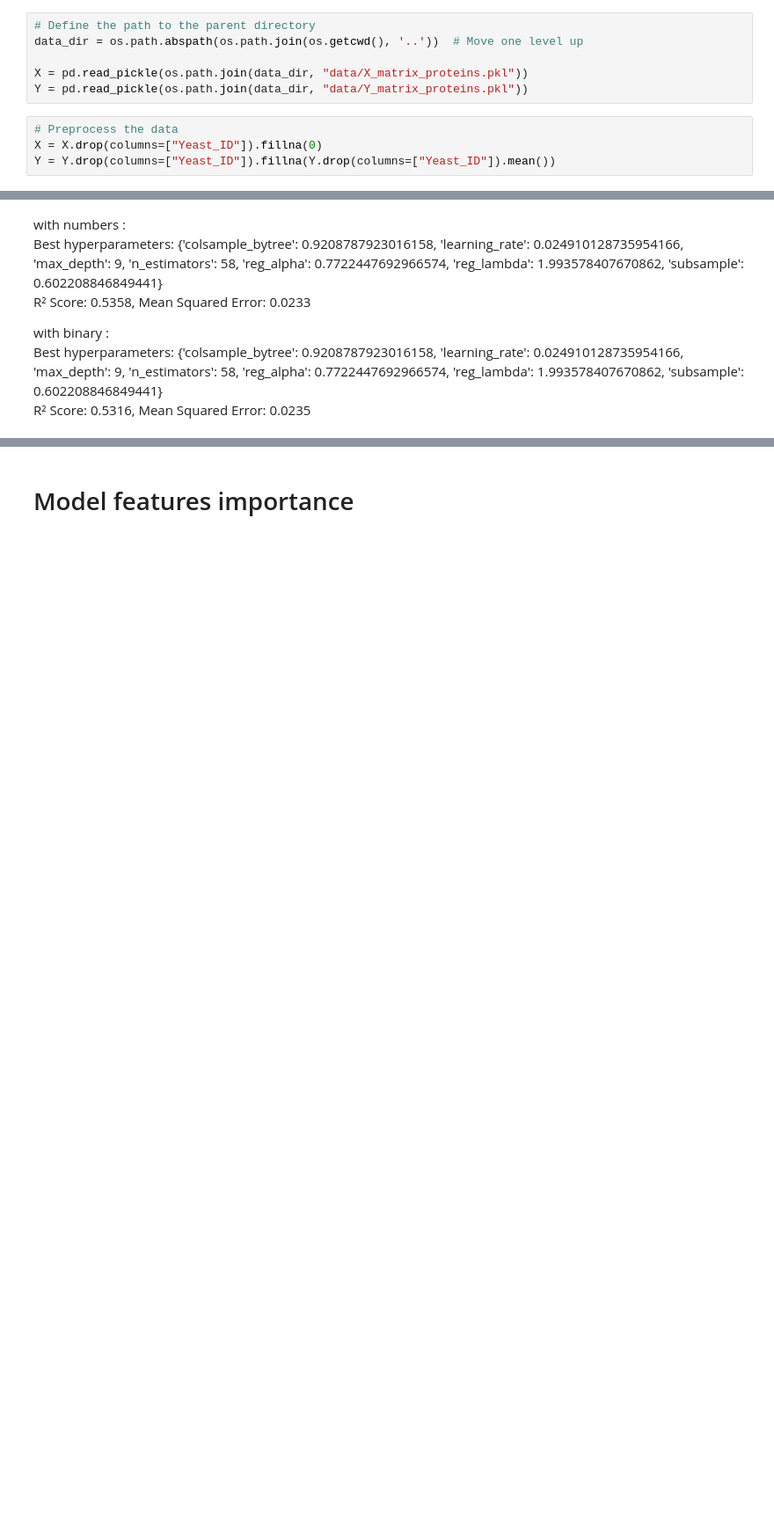
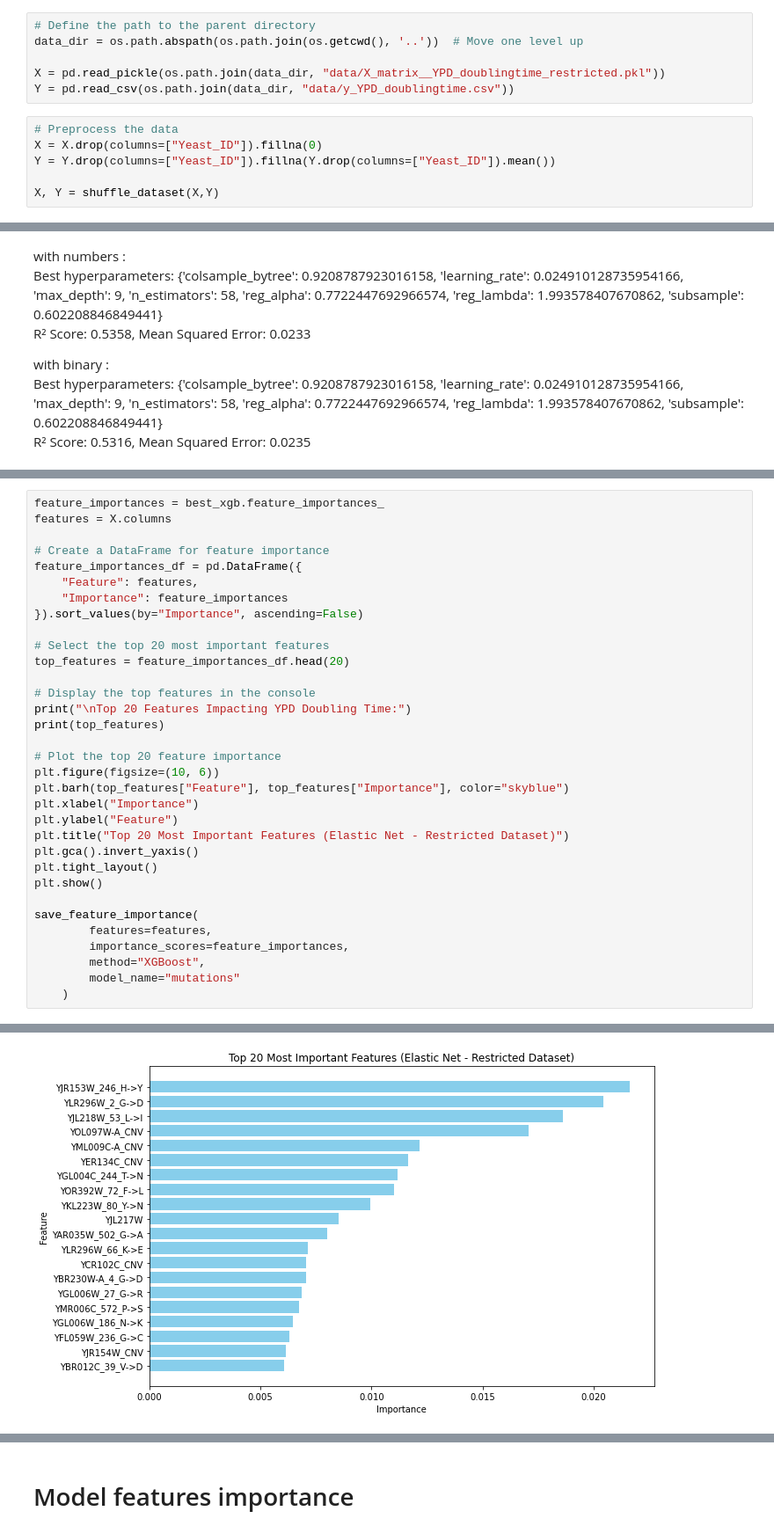
Before and after one commit to paolabiocchi/Yeast_Project, a Jupyter notebook: models/model_XGBoost.ipynb, the cells around one changed output, grey strips where cells are left out. Shown at 88% size. Cells and saved outputs as stored; diff of their text form; blank space fills up the shorter version.

Commit message:
mutation ranking

```diff
--- a/models/model_XGBoost.ipynb
+++ b/models/model_XGBoost.ipynb
@@ -22,12 +24,14 @@ from save_and_compare_results import *
 # Define the path to the parent directory
 data_dir = os.path.abspath(os.path.join(os.getcwd(), '..'))  # Move one level up
 
-X = pd.read_pickle(os.path.join(data_dir, "data/X_matrix_proteins.pkl"))
-Y = pd.read_pickle(os.path.join(data_dir, "data/Y_matrix_proteins.pkl"))
+X = pd.read_pickle(os.path.join(data_dir, "data/X_matrix__YPD_doublingtime_restricted.pkl"))
+Y = pd.read_csv(os.path.join(data_dir, "data/y_YPD_doublingtime.csv"))
 # %%
 # Preprocess the data
 X = X.drop(columns=["Yeast_ID"]).fillna(0)
 Y = Y.drop(columns=["Yeast_ID"]).fillna(Y.drop(columns=["Yeast_ID"]).mean())
+
+X, Y = shuffle_dataset(X,Y)
 # %%
 # Initialize the model
 xgb = XGBRegressor(random_state=42, objective="reg:squarederror", verbosity=0)
@@ -133,0 +140,34 @@ R² Score: 0.5316, Mean Squared Error: 0.0235
+# %%
+feature_importances = best_xgb.feature_importances_
+features = X.columns
+
+# Create a DataFrame for feature importance
+feature_importances_df = pd.DataFrame({
+    "Feature": features,
+    "Importance": feature_importances
+}).sort_values(by="Importance", ascending=False)
+
+# Select the top 20 most important features
+top_features = feature_importances_df.head(20)
+
+# Display the top features in the console
+print("\nTop 20 Features Impacting YPD Doubling Time:")
+print(top_features)
+
+# Plot the top 20 feature importance
+plt.figure(figsize=(10, 6))
+plt.barh(top_features["Feature"], top_features["Importance"], color="skyblue")
+plt.xlabel("Importance")
+plt.ylabel("Feature")
+plt.title("Top 20 Most Important Features (Elastic Net - Restricted Dataset)")
+plt.gca().invert_yaxis()
+plt.tight_layout()
+plt.show()
+
+save_feature_importance(
+        features=features,
+        importance_scores=feature_importances,
+        method="XGBoost",
+        model_name="mutations"
+    )
+# %% [output]
@@ -133,0 +191 @@ R² Score: 0.5316, Mean Squared Error: 0.0235
+[figure, added]
```
Also changed, not shown: parts of 5 cells of this notebook, 4 other files.
